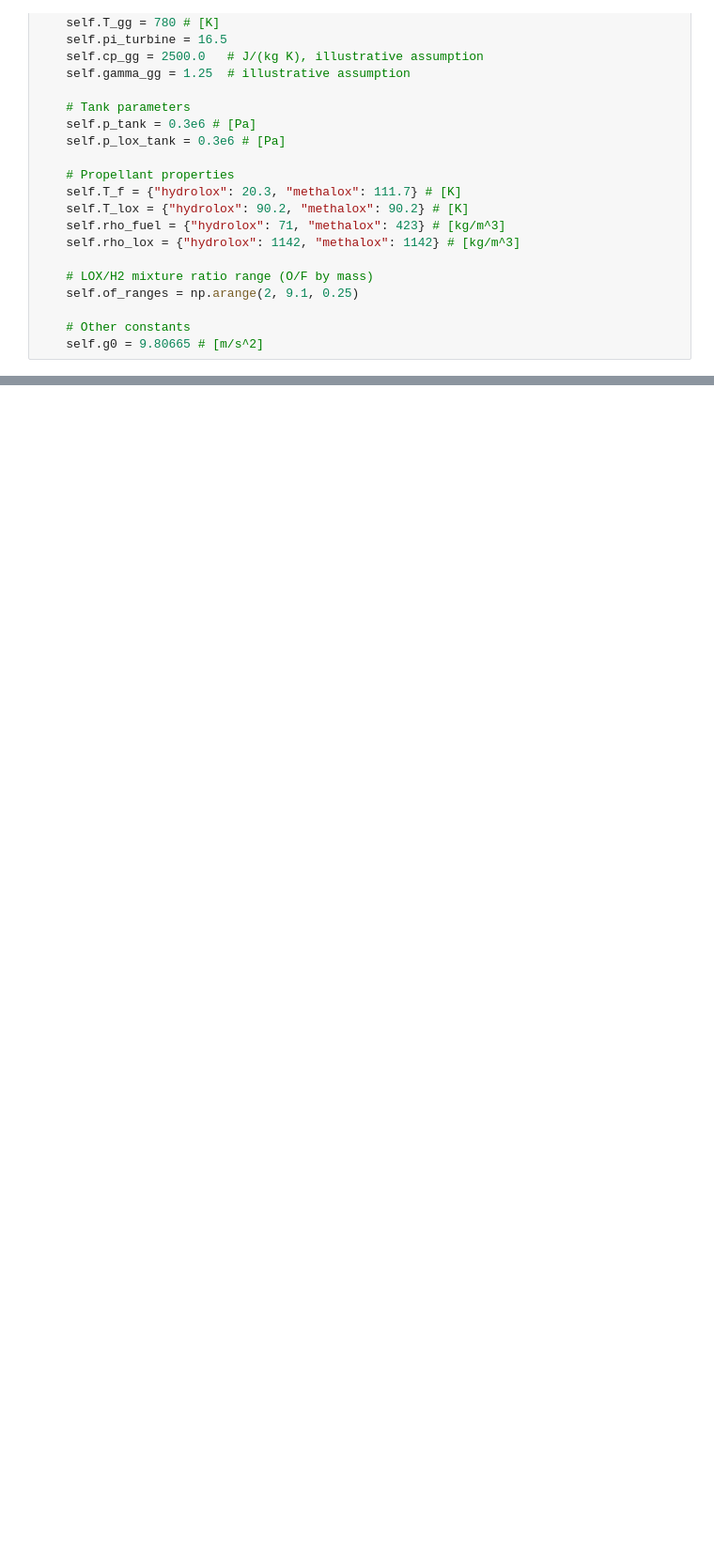
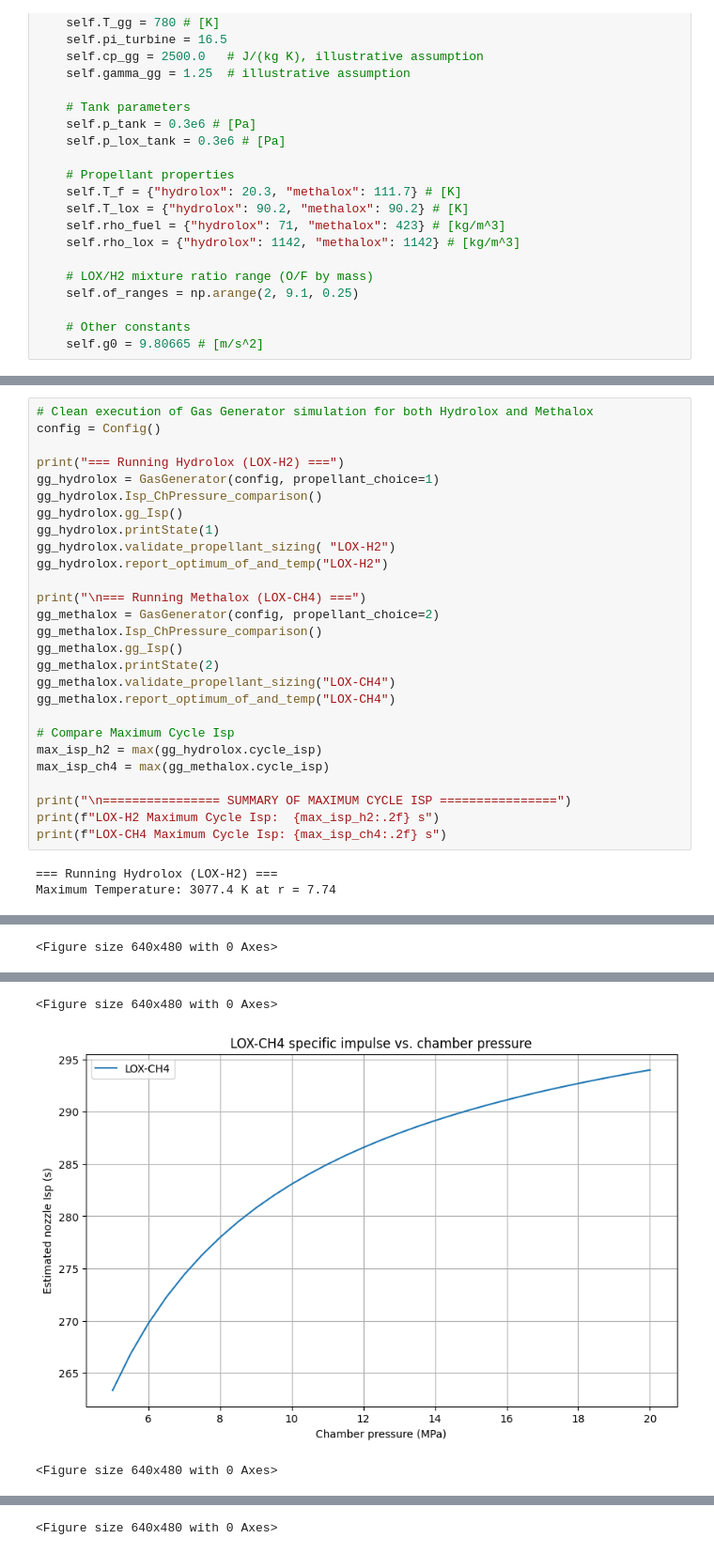
Before and after one commit to erskordi/ME538, a Jupyter notebook: ME538_Project.ipynb, the cells around one changed output, grey strips where cells are left out. Shown at 94% size. Drawn from its saved outputs; the diff is of its cells as text; blank space fills up the shorter version.

```diff
--- a/ME538_Project.ipynb
+++ b/ME538_Project.ipynb
@@ -366,0 +392,30 @@ A higher chamber pressure improves the ideal nozzle efficiency, there is a trade
+# %%
+# Clean execution of Gas Generator simulation for both Hydrolox and Methalox
+config = Config()
+
+print("=== Running Hydrolox (LOX-H2) ===")
+gg_hydrolox = GasGenerator(config, propellant_choice=1)
+gg_hydrolox.Isp_ChPressure_comparison()
+gg_hydrolox.gg_Isp()
+gg_hydrolox.printState(1)
+gg_hydrolox.validate_propellant_sizing( "LOX-H2")
+gg_hydrolox.report_optimum_of_and_temp("LOX-H2")
+
+print("\n=== Running Methalox (LOX-CH4) ===")
+gg_methalox = GasGenerator(config, propellant_choice=2)
+gg_methalox.Isp_ChPressure_comparison()
+gg_methalox.gg_Isp()
+gg_methalox.printState(2)
+gg_methalox.validate_propellant_sizing("LOX-CH4")
+gg_methalox.report_optimum_of_and_temp("LOX-CH4")
+
+# Compare Maximum Cycle Isp
+max_isp_h2 = max(gg_hydrolox.cycle_isp)
+max_isp_ch4 = max(gg_methalox.cycle_isp)
+
+print("\n================ SUMMARY OF MAXIMUM CYCLE ISP ================")
+print(f"LOX-H2 Maximum Cycle Isp:  {max_isp_h2:.2f} s")
+print(f"LOX-CH4 Maximum Cycle Isp: {max_isp_ch4:.2f} s")
+# %% [output]
+=== Running Hydrolox (LOX-H2) ===
+Maximum Temperature: 3077.4 K at r = 7.74
@@ -366,0 +423 @@ A higher chamber pressure improves the ideal nozzle efficiency, there is a trade
+<Figure size 640x480 with 0 Axes>
@@ -366,0 +442,3 @@ A higher chamber pressure improves the ideal nozzle efficiency, there is a trade
+<Figure size 640x480 with 0 Axes>
+[figure, added]
+<Figure size 640x480 with 0 Axes>
@@ -366,0 +463 @@ A higher chamber pressure improves the ideal nozzle efficiency, there is a trade
+<Figure size 640x480 with 0 Axes>
```
Also changed, not shown: parts of 16 cells of this notebook.
